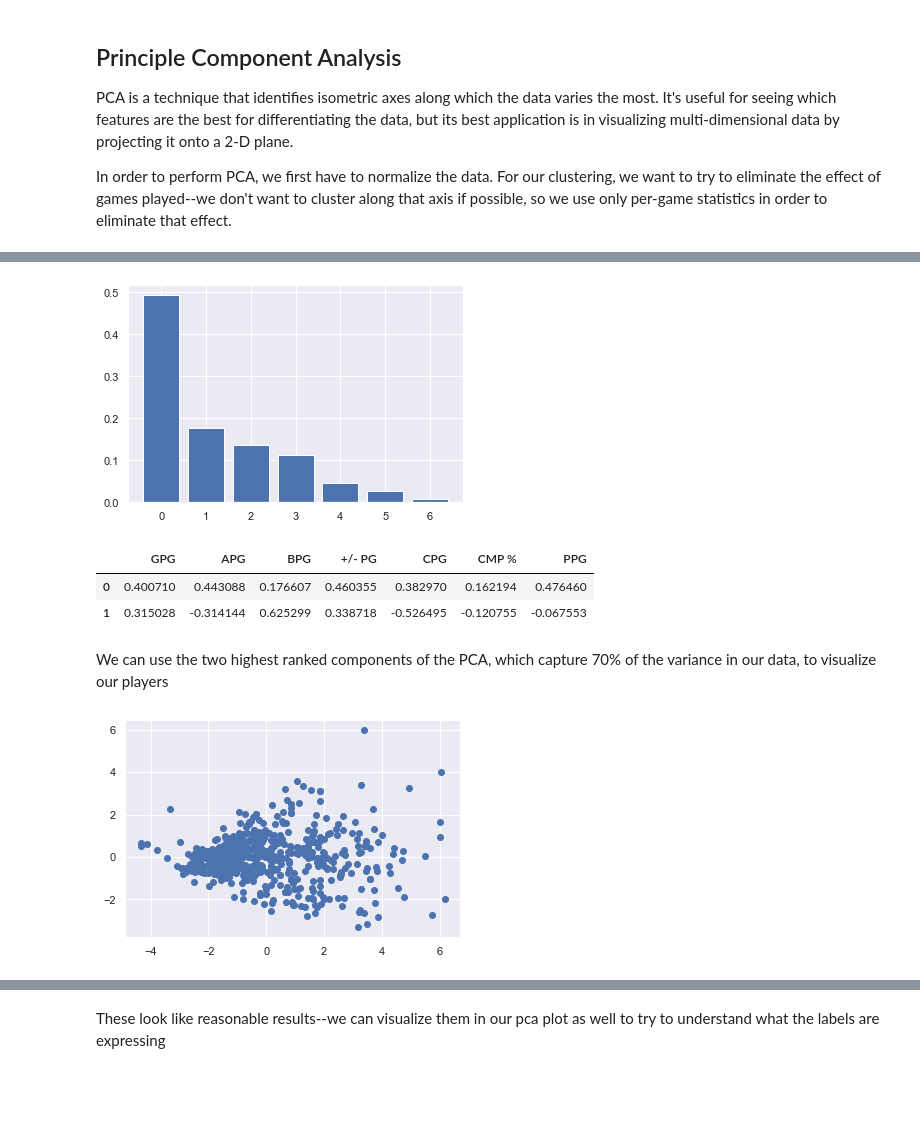
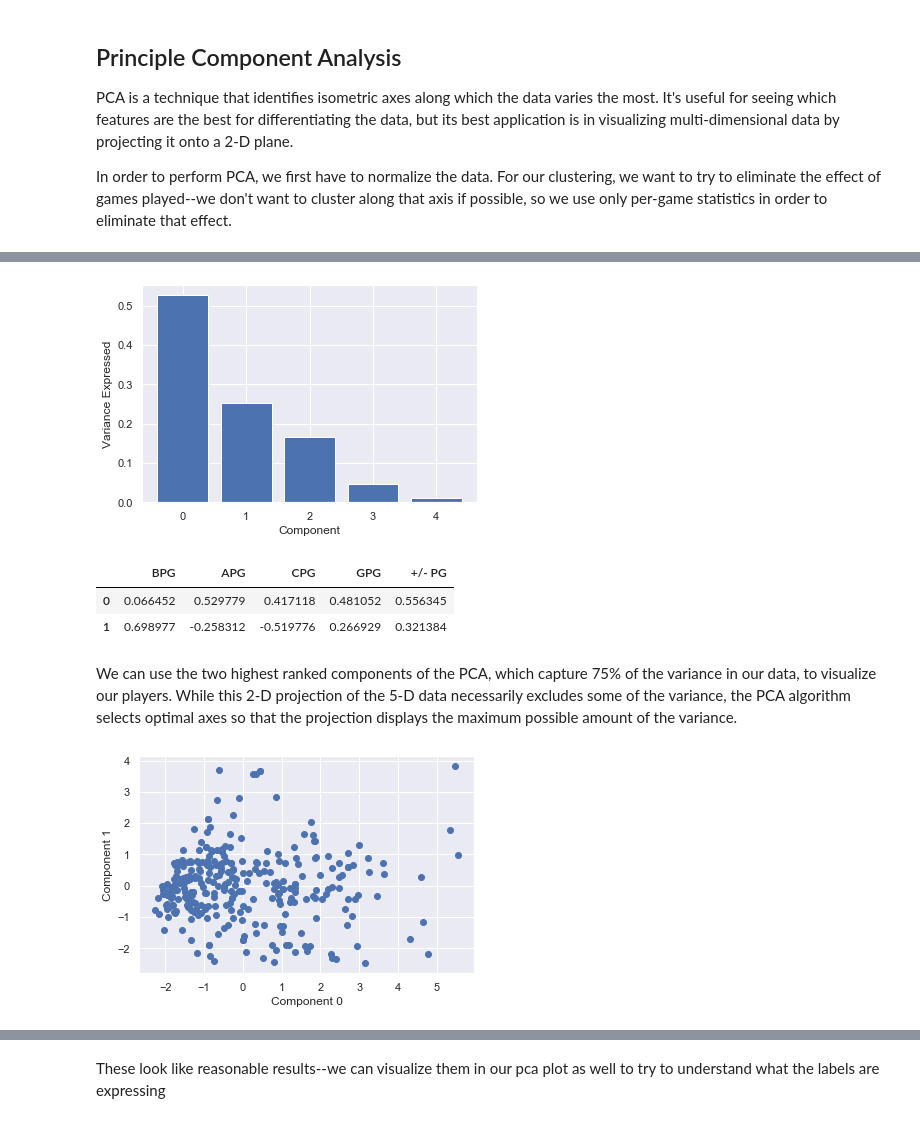
Before and after one commit to Samcfuchs/2950, a Jupyter notebook: notebooks/sam.ipynb, the cells around one changed output, grey strips where cells are left out. Drawn from its saved outputs; the diff is of its cells as text; code cells hidden in the pictures; blank space fills up the shorter version.

```diff
--- a/notebooks/sam.ipynb
+++ b/notebooks/sam.ipynb
@@ -128,6 +108,8 @@ The subjects of this data collection are AUDL players, who were aware of this da
 
 *Where can your raw source data be found, if applicable? Provide a link to the raw data (hosted in a Cornell Google Drive or Cornell Box).*
 # %%
-data = rosters.merge(player_stats, left_on='Player', right_on='Player')
+data = rosters.merge(player_stats, left_on='Player', right_on='PLAYER')
+data.drop("PLAYER", inplace=True, axis=1)
+print(data.shape)
 data.head()
 # %% [output]
@@ -192,6 +175,8 @@ from sklearn import preprocessing
 from sklearn.cluster import KMeans
 from sklearn import metrics
 from scipy.spatial.distance import cdist
+
+cluster_features = ["BPG", "APG", "CPG", "GPG", "+/- PG"]
 # %% [markdown]
 ## Principle Component Analysis
 
@@ -216,0 +186,7 @@ pg_norm_data.head()
+# %%
+#pg_data = data[per_game_features]
+pg_data = data.loc[data.G > 8, cluster_features]
+pg_norm_data = (pg_data - pg_data.mean()) / pg_data.std()
+
+print(pg_norm_data.shape)
+pg_norm_data.head()
@@ -217,26 +201,31 @@ pg_norm_data.head()
 # %%
 pca = PCA()
 pca.fit(pg_norm_data.values)
 
 evr = pca.explained_variance_ratio_
 plt.bar(*zip(*enumerate(evr)))
+plt.xticks(np.arange(len(evr)))
+plt.xlabel("Component")
+plt.ylabel("Variance Expressed")
 plt.show()
 # %% [output]
-[figure, old version]
+[figure, new version]
 # %%
 components = pd.DataFrame(pca.components_, columns=pg_norm_data.columns)
 components.head(2)
 # %% [output]
-|  | GPG | APG | BPG | +/- PG | CPG | CMP % | PPG |
-| 0 | 0.400710 | 0.443088 | 0.176607 | 0.460355 | 0.382970 | 0.162194 | 0.476460 |
-| 1 | 0.315028 | -0.314144 | 0.625299 | 0.338718 | -0.526495 | -0.120755 | -0.067553 |
+|  | BPG | APG | CPG | GPG | +/- PG |
+| 0 | 0.066452 | 0.529779 | 0.417118 | 0.481052 | 0.556345 |
+| 1 | 0.698977 | -0.258312 | -0.519776 | 0.266929 | 0.321384 |
 # %% [markdown]
-We can use the two highest ranked components of the PCA, which capture 70% of the variance in our data, to visualize our players
+We can use the two highest ranked components of the PCA, which capture 75% of the variance in our data, to visualize our players. While this 2-D projection of the 5-D data necessarily excludes some of the variance, the PCA algorithm selects optimal axes so that the projection displays the maximum possible amount of the variance.
 # %%
 comp = pca.components_[:2]
 pg_transform = np.dot(pg_norm_data.values, comp.T)
 plt.scatter(*pg_transform.T)
+plt.xlabel("Component 0")
+plt.ylabel("Component 1")
 plt.show()
 # %% [output]
-[figure, old version]
+[figure, new version]
 # %% [markdown]
```
Also changed, not shown: parts of 22 cells of this notebook.
